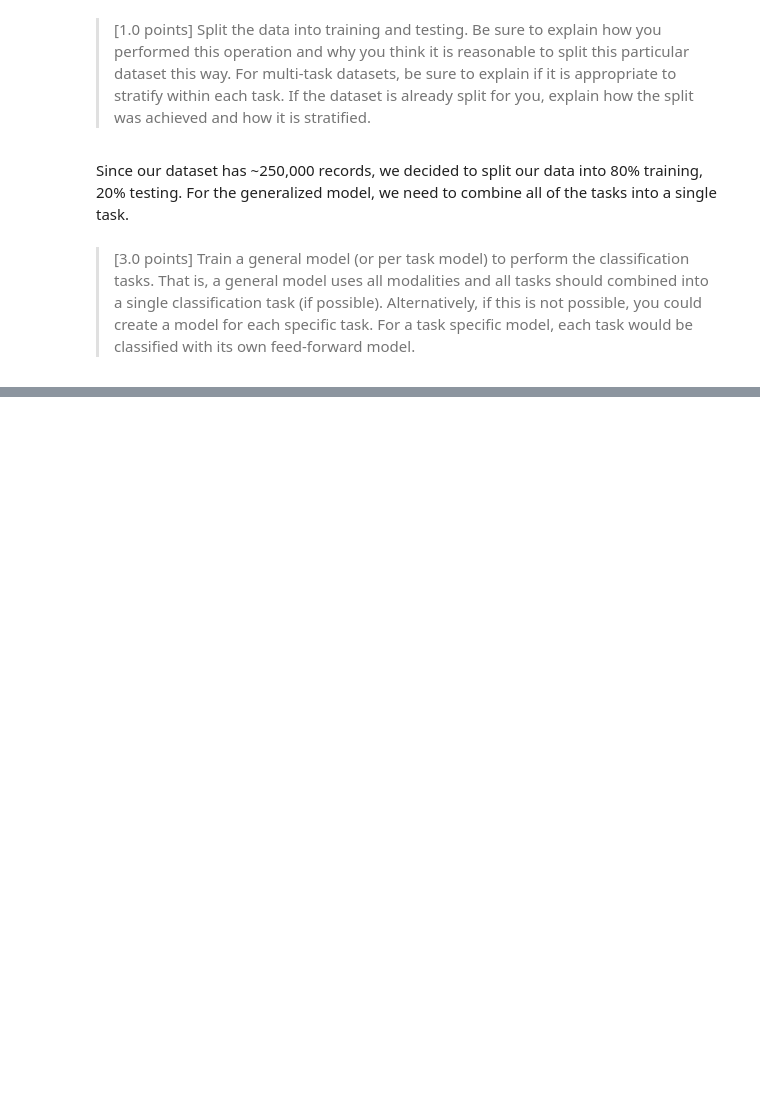
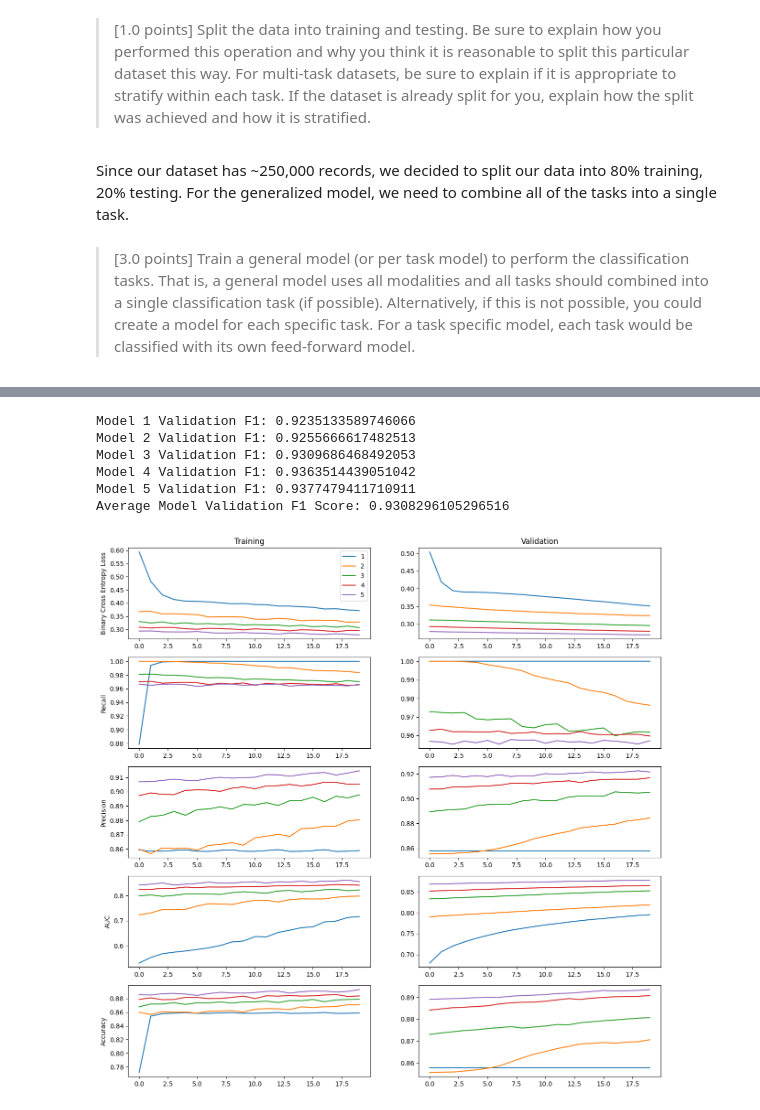
Before and after one commit to wisniemj/CS8321, a Jupyter notebook: lab2/lab2.ipynb, the cells around one changed output, grey strips where cells are left out. Cells and saved outputs as stored; diff of their text form; code cells hidden in the pictures; blank space fills up the shorter version.

```diff
--- a/lab2/lab2.ipynb
+++ b/lab2/lab2.ipynb
@@ -299,0 +414,10 @@ plt.legend([f"generalized_mlp with AUC: {model_roc}"])
+# %%
+plot_metrics(model_scores)
+# %% [output]
+Model 1 Validation F1: 0.9235133589746066
+Model 2 Validation F1: 0.9255666617482513
+Model 3 Validation F1: 0.9309686468492053
+Model 4 Validation F1: 0.9363514439051042
+Model 5 Validation F1: 0.9377479411710911
+Average Model Validation F1 Score: 0.9308296105296516
+[figure, added]
```
Also changed, not shown: parts of 12 cells of this notebook.
